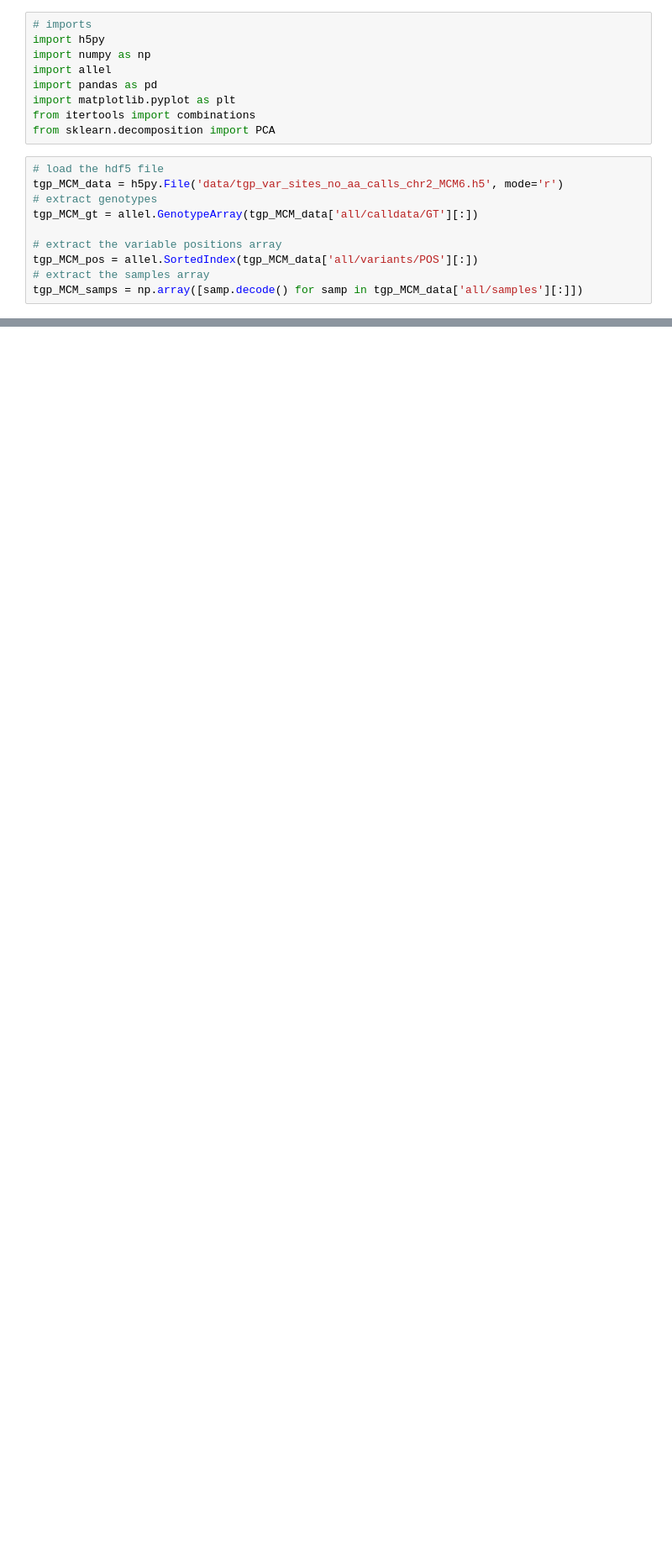
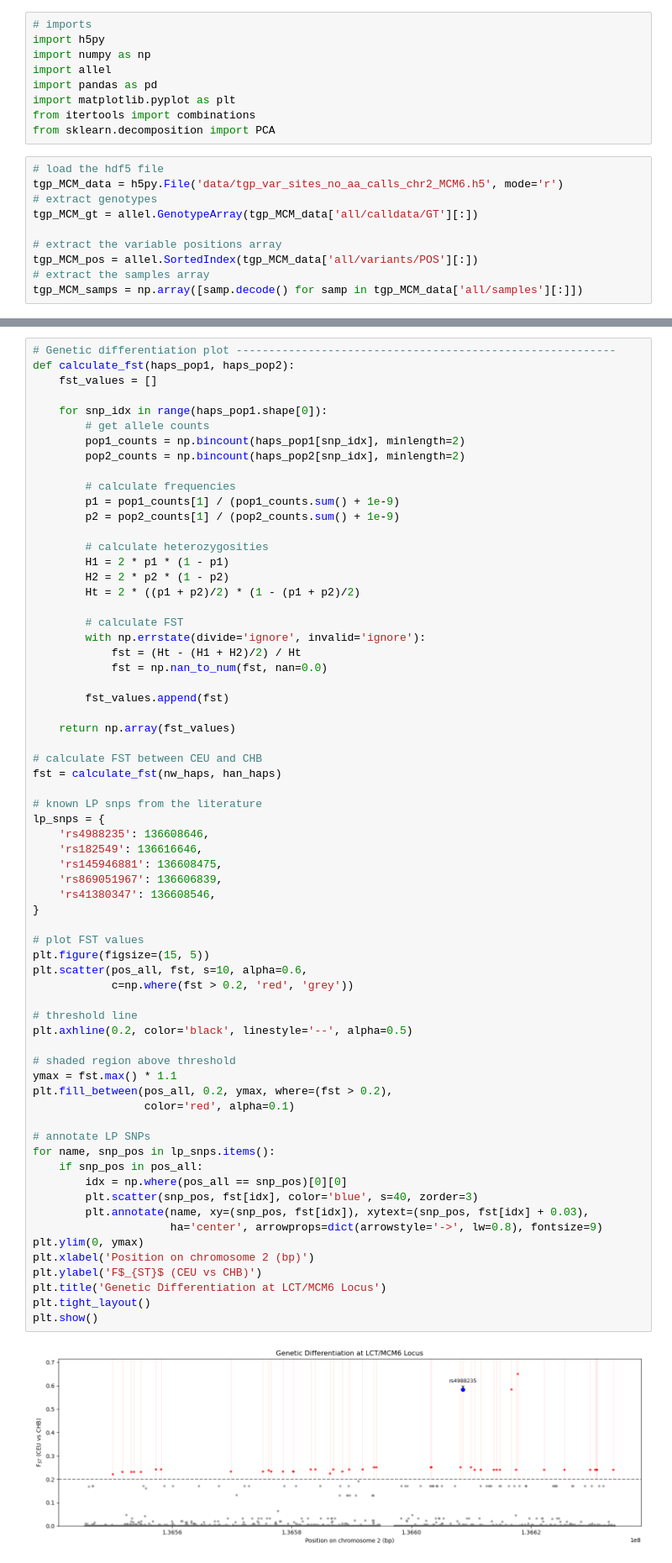
Before and after one commit to msun5040/biol1435_final_project, a Jupyter notebook: Analysis Colab.ipynb, the cells around one changed output, grey strips where cells are left out. Shown: that part at 84% size. Drawn from its saved outputs; the diff is of its cells as text; blank space fills up the shorter version.

```diff
--- a/Analysis Colab.ipynb
+++ b/Analysis Colab.ipynb
@@ -735,3 +502,71 @@ plt.show()
+# %%
+# Genetic differentiation plot ----------------------------------------------------------
+def calculate_fst(haps_pop1, haps_pop2):
+    fst_values = []
+
+    for snp_idx in range(haps_pop1.shape[0]):
+        # get allele counts
+        pop1_counts = np.bincount(haps_pop1[snp_idx], minlength=2)
+        pop2_counts = np.bincount(haps_pop2[snp_idx], minlength=2)
+
+        # calculate frequencies
+        p1 = pop1_counts[1] / (pop1_counts.sum() + 1e-9)
+        p2 = pop2_counts[1] / (pop2_counts.sum() + 1e-9)
+
+        # calculate heterozygosities
+        H1 = 2 * p1 * (1 - p1)
+        H2 = 2 * p2 * (1 - p2)
+        Ht = 2 * ((p1 + p2)/2) * (1 - (p1 + p2)/2)
+
+        # calculate FST
+        with np.errstate(divide='ignore', invalid='ignore'):
+            fst = (Ht - (H1 + H2)/2) / Ht
+            fst = np.nan_to_num(fst, nan=0.0)
+
+        fst_values.append(fst)
+
+    return np.array(fst_values)
+
+# calculate FST between CEU and CHB
+fst = calculate_fst(nw_haps, han_haps)
+
+# known LP snps from the literature
+lp_snps = {
+    'rs4988235': 136608646,
+    'rs182549': 136616646,
+    'rs145946881': 136608475,
+    'rs869051967': 136606839,
+    'rs41380347': 136608546,
+}
+
+# plot FST values
+plt.figure(figsize=(15, 5))
+plt.scatter(pos_all, fst, s=10, alpha=0.6,
+            c=np.where(fst > 0.2, 'red', 'grey'))
+
+# threshold line
+plt.axhline(0.2, color='black', linestyle='--', alpha=0.5)
+
+# shaded region above threshold
+ymax = fst.max() * 1.1
+plt.fill_between(pos_all, 0.2, ymax, where=(fst > 0.2),
+                 color='red', alpha=0.1)
+
+# annotate LP SNPs
+for name, snp_pos in lp_snps.items():
+    if snp_pos in pos_all:
+        idx = np.where(pos_all == snp_pos)[0][0]
+        plt.scatter(snp_pos, fst[idx], color='blue', s=40, zorder=3)
+        plt.annotate(name, xy=(snp_pos, fst[idx]), xytext=(snp_pos, fst[idx] + 0.03),
+                     ha='center', arrowprops=dict(arrowstyle='->', lw=0.8), fontsize=9)
+plt.ylim(0, ymax)
+plt.xlabel('Position on chromosome 2 (bp)')
+plt.ylabel('F$_{ST}$ (CEU vs CHB)')
+plt.title('Genetic Differentiation at LCT/MCM6 Locus')
+plt.tight_layout()
+plt.show()
+# %% [output]
+[figure, added]
 # %%
 import numpy as np
 import matplotlib.pyplot as plt
```
Also changed, not shown: parts of 12 cells of this notebook, 1 other file.
